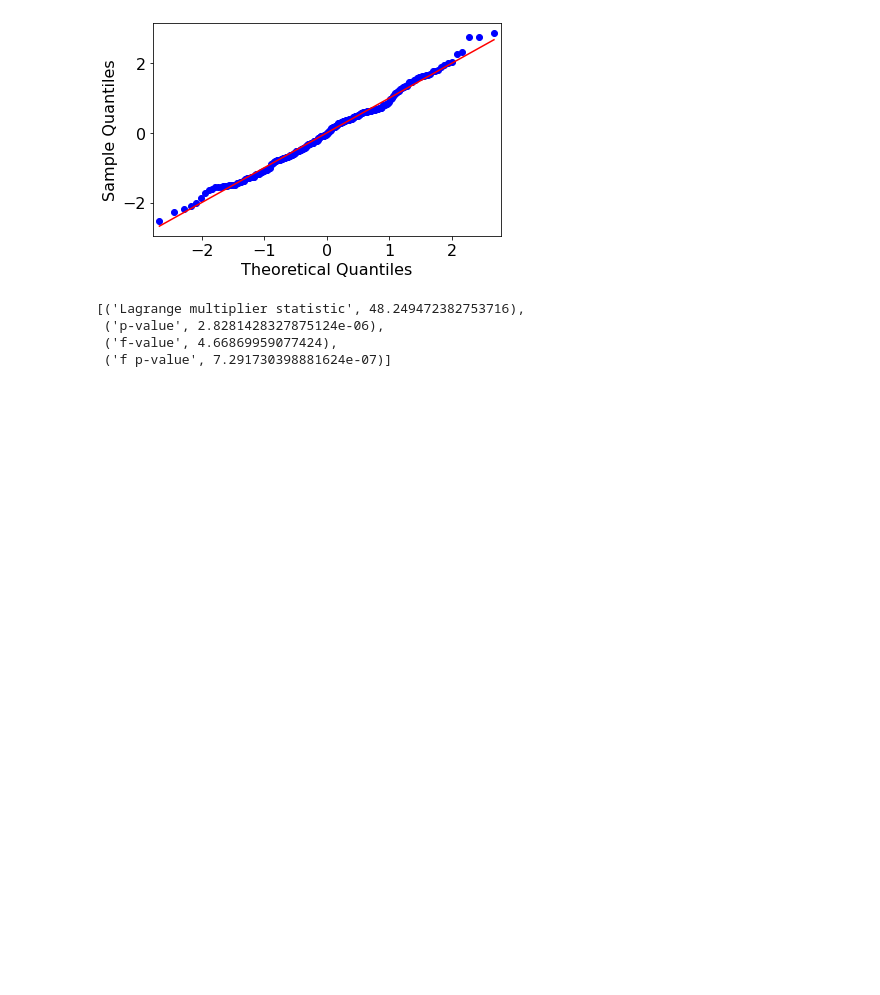
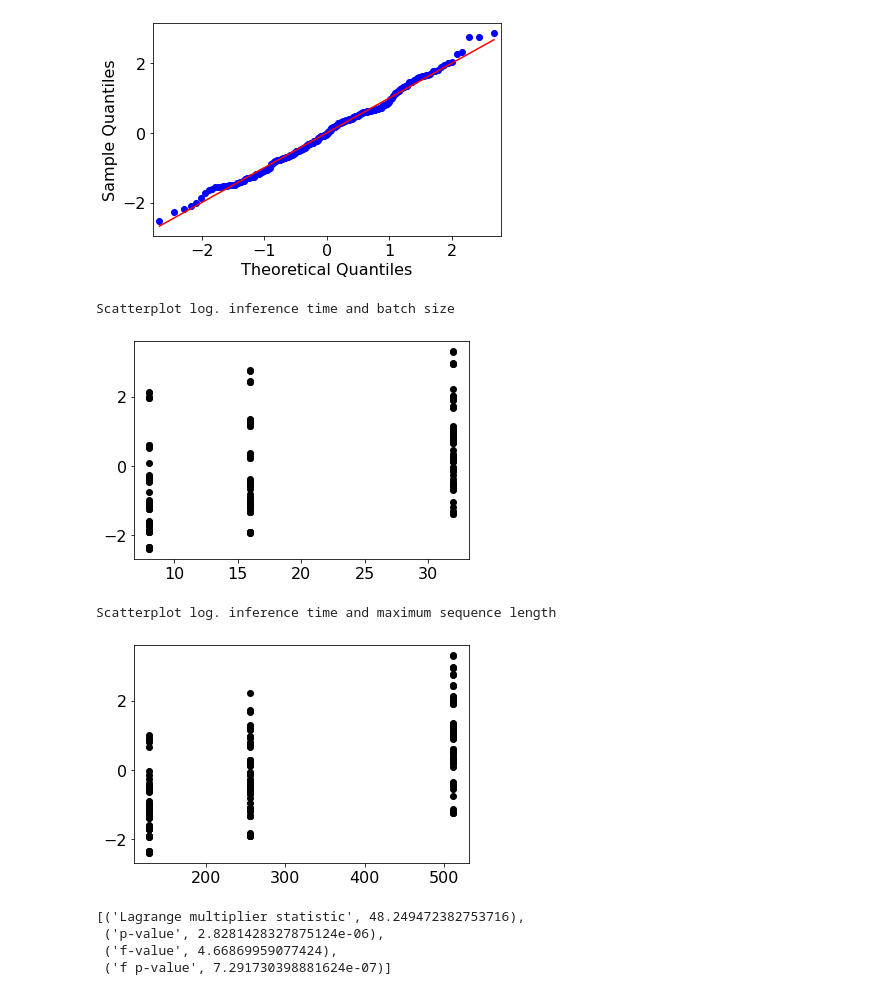
Before and after one commit to annakorotkova/Exploration-of-fine-tuning-and-inferencetime-of-large-pre-trained-languagemodels-in-NLP, a Jupyter notebook: Analysis inference time.ipynb, the cells around one changed output. Cells and saved outputs as stored; diff of their text form; code cells hidden in the pictures; blank space fills up the shorter version.

```diff
--- a/Analysis inference time.ipynb
+++ b/Analysis inference time.ipynb
@@ -1001,6 +1001,21 @@ fig.savefig('inference_time_linreg_qqplot.png')
 # %% [output]
 <Figure size 720x720 with 0 Axes>
 [figure]
+# %%
+# Check linearity assumption (makes little sense since hyperparameters incorporate only three values)
+
+print('Scatterplot log. inference time and batch size')
+plt.plot(data3.per_device_eval_batch_size, data3.inference_time_log, 'o', color='black')
+plt.show()
+
+print('Scatterplot log. inference time and maximum sequence length')
+plt.plot(data3.max_seq_length, data3.inference_time_log, 'o', color='black')
+plt.show()
+# %% [output]
+Scatterplot log. inference time and batch size
+[figure, added]
+Scatterplot log. inference time and maximum sequence length
+[figure, added]
 # %%
 # Breusch-Pagan test to check homoscedasticity of residuals
 
```
Also changed, not shown: parts of 3 cells of this notebook, 1 other file.
